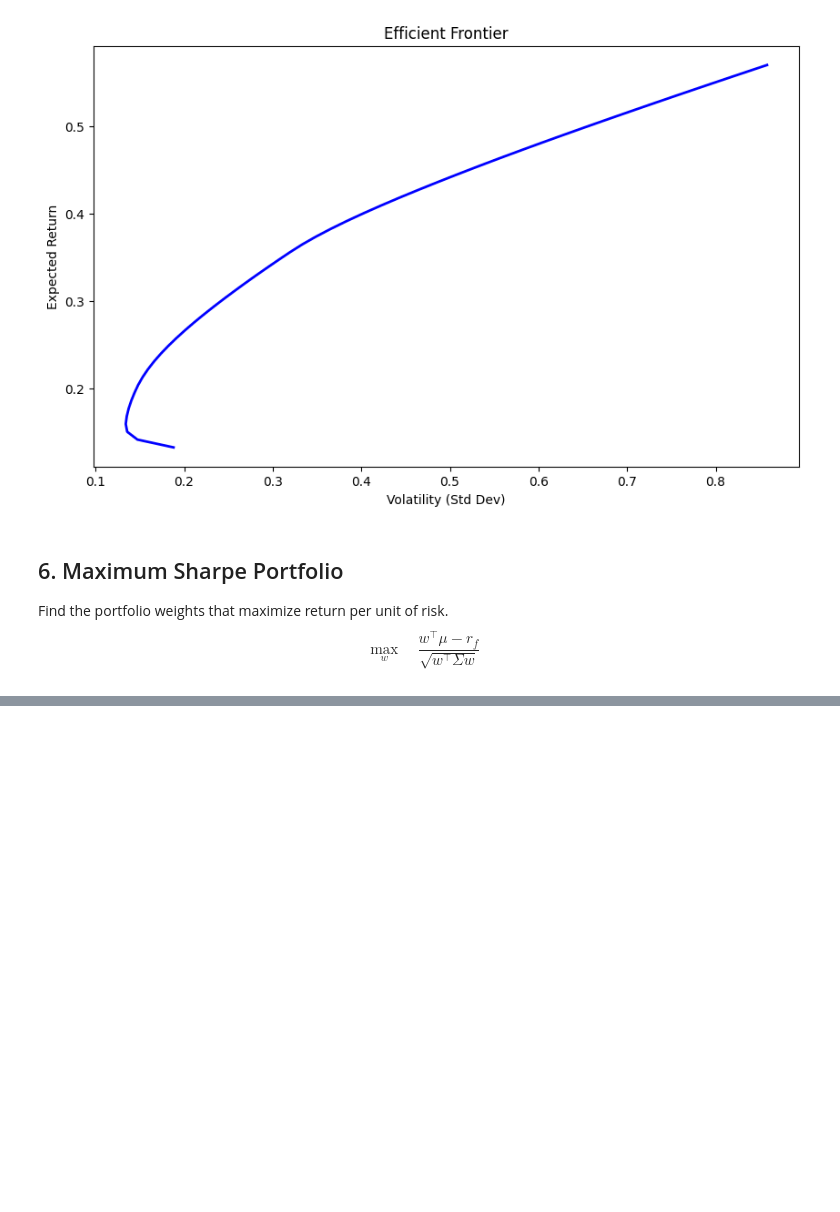
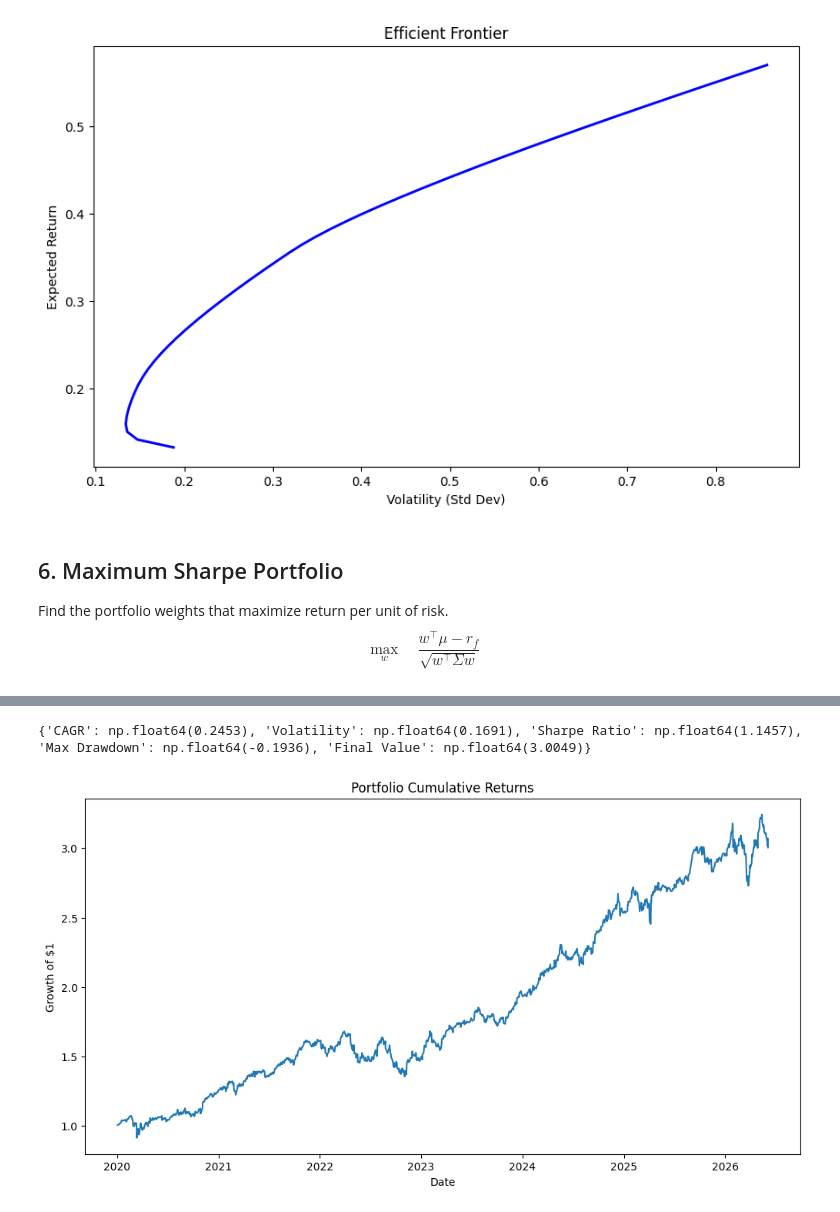
Before and after one commit to PartinR/portfolio_optimizer, a Jupyter notebook: notebooks/analysis.ipynb, the cells around one changed output, grey strips where cells are left out. Drawn from its saved outputs; the diff is of its cells as text; code cells hidden in the pictures; blank space fills up the shorter version.

```diff
--- a/notebooks/analysis.ipynb
+++ b/notebooks/analysis.ipynb
@@ -137,0 +153,17 @@ ModuleNotFoundError: No module named 'src'
+# %%
+from src.backtest import backtest
+import matplotlib.pyplot as plt
+
+portfolio_returns, cumulative_returns, metrics = backtest(returns, weights)
+
+print(metrics)
+
+plt.figure(figsize=(12, 6))
+plt.plot(cumulative_returns)
+plt.title('Portfolio Cumulative Returns')
+plt.xlabel('Date')
+plt.ylabel('Growth of $1')
+plt.show()
+# %% [output]
+{'CAGR': np.float64(0.2453), 'Volatility': np.float64(0.1691), 'Sharpe Ratio': np.float64(1.1457), 'Max Drawdown': np.float64(-0.1936), 'Final Value': np.float64(3.0049)}
+[figure, added]
```
Also changed, not shown: parts of 2 cells of this notebook.
